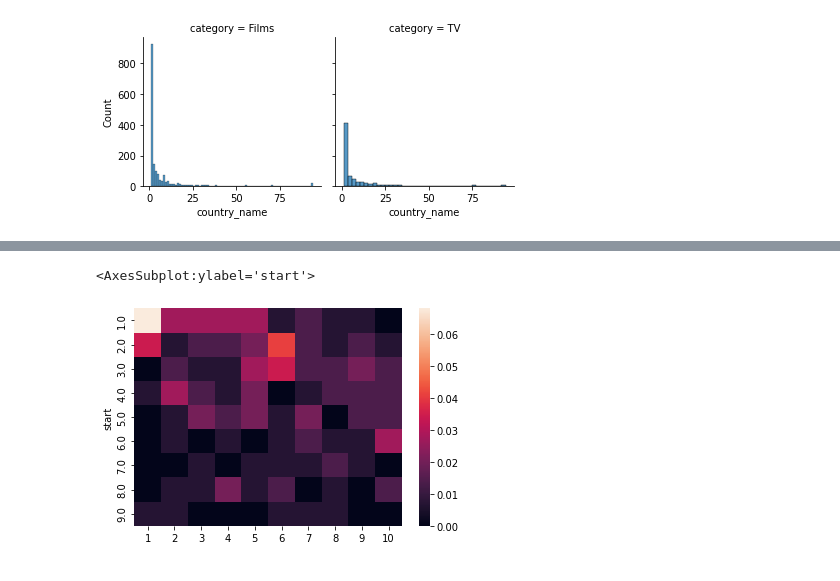
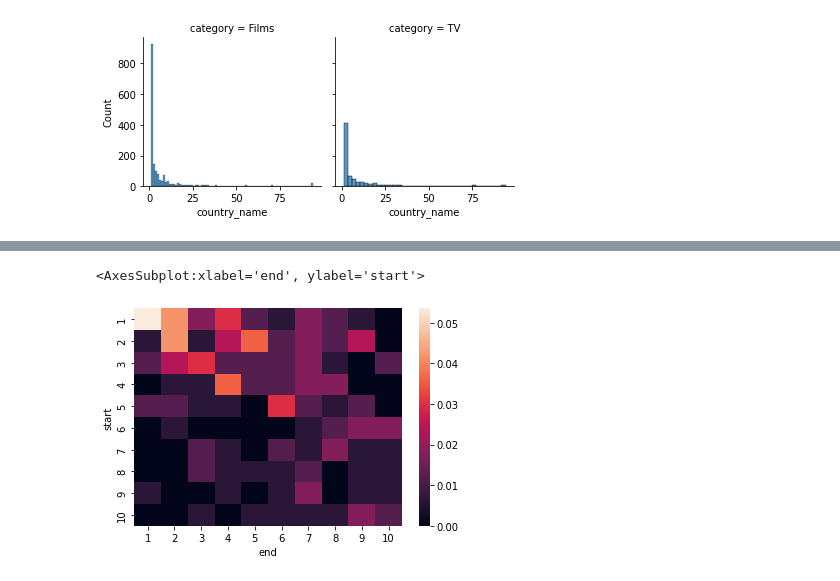
Before and after one commit to NHagar/Research-netflix, a Jupyter notebook: eda/descriptive_stats.ipynb, the cells around one changed output, grey strips where cells are left out. Cells and saved outputs as stored; diff of their text form; code cells hidden in the pictures.

```diff
--- a/eda/descriptive_stats.ipynb
+++ b/eda/descriptive_stats.ipynb
@@ -6,6 +6,12 @@ import pandas as pd
 import seaborn as sns
 # %%
 # Helper functions
+def filter_data(data: pd.DataFrame, country: str = 'United States', category: str = 'Films') -> pd.DataFrame:
+    """Filters data down to desired subset"""
+    df = data[(data.country_name==country) & (data.category==category)]
+
+    return df
+
 def facet_plot(data: pd.DataFrame, xval: str, column: str = 'category') -> sns.axisgrid.FacetGrid:
     """Helper function to plot faceted histograms"""
     g = sns.FacetGrid(data, col=column)
@@ -16,3 +22,5 @@ def facet_plot(data: pd.DataFrame, xval: str, column: str = 'category') -> sns.a
 df = pd.read_csv("../data/all-weeks-countries.tsv", sep='\t')
 df.week = pd.to_datetime(df.week)
 df.loc[:, 'item_title'] = df.apply(lambda x: x.season_title if type(x.season_title)!=float else x.show_title, axis=1)
+df_filtered = filter_data(df)
+df_filtered = df_filtered.drop(columns=['country_iso2', 'category', 'show_title', 'season_title'])
@@ -102,22 +90,23 @@ def concat(a):
 # %%
 # Rank transition probabilities
-sample = df[(df.country_name=='Argentina') & (df.category=='Films')].sort_values(by='week')[['item_title', 'weekly_rank', 'week']]
+sample = df_filtered.sort_values(by='week')[['item_title', 'weekly_rank', 'week']]
 arr = pd.pivot(sample, index='item_title', columns='week', values='weekly_rank').fillna(0).to_numpy()
 window_view = np.lib.stride_tricks.sliding_window_view(arr, 2, 1)
-pairs = np.apply_along_axis(concat, 2, window_view).flatten()
+pairs = np.reshape(window_view, (window_view.shape[0] * window_view.shape[1], 2))
+one_rank = pairs[~(pairs == 0).all(axis=1), :]
+entries = (one_rank[:, 0]==0).sum() / one_rank.shape[0]
+exits = (one_rank[:, 1]==0).sum() / one_rank.shape[0]
+remains = (one_rank!=0).all(axis=1).sum() / one_rank.shape[0]
+pairs = np.apply_along_axis(concat, 1, one_rank[(one_rank!=0).all(axis=1), :]).flatten()
 pair_counts = Counter(pairs)
 s = sum(pair_counts.values())
 prob_dict = {k: v/s for k, v in pair_counts.items()}
-nonzero_counts = {k: v for k, v in pair_counts.items() if '0.0' not in k}
-s_nonzero = sum(nonzero_counts.values())
-prob_dict_nonzero = {k: v/s_nonzero for k, v in nonzero_counts.items()}
 prob_table = []
-for k, v in prob_dict_nonzero.items():
+for k, v in prob_dict.items():
     start, end = k.split(' ')
-    prob_table.append({"start": start, "end": end, "prob": v})
+    prob_table.append({"start": int(float(start)), "end": int(float(end)), "prob": v})
 prob_table_df = pd.pivot(pd.DataFrame(prob_table), index='start', columns='end', values='prob').fillna(0)
-prob_table_df.columns = [int(float(i)) for i in prob_table_df.columns]
-sns.heatmap(prob_table_df[sorted(prob_table_df.columns)])
+sns.heatmap(prob_table_df)
 # %% [output]
-<AxesSubplot:ylabel='start'>
+<AxesSubplot:xlabel='end', ylabel='start'>
-[figure, old version]
+[figure, new version]
```
Also changed, not shown: parts of 12 cells of this notebook.
